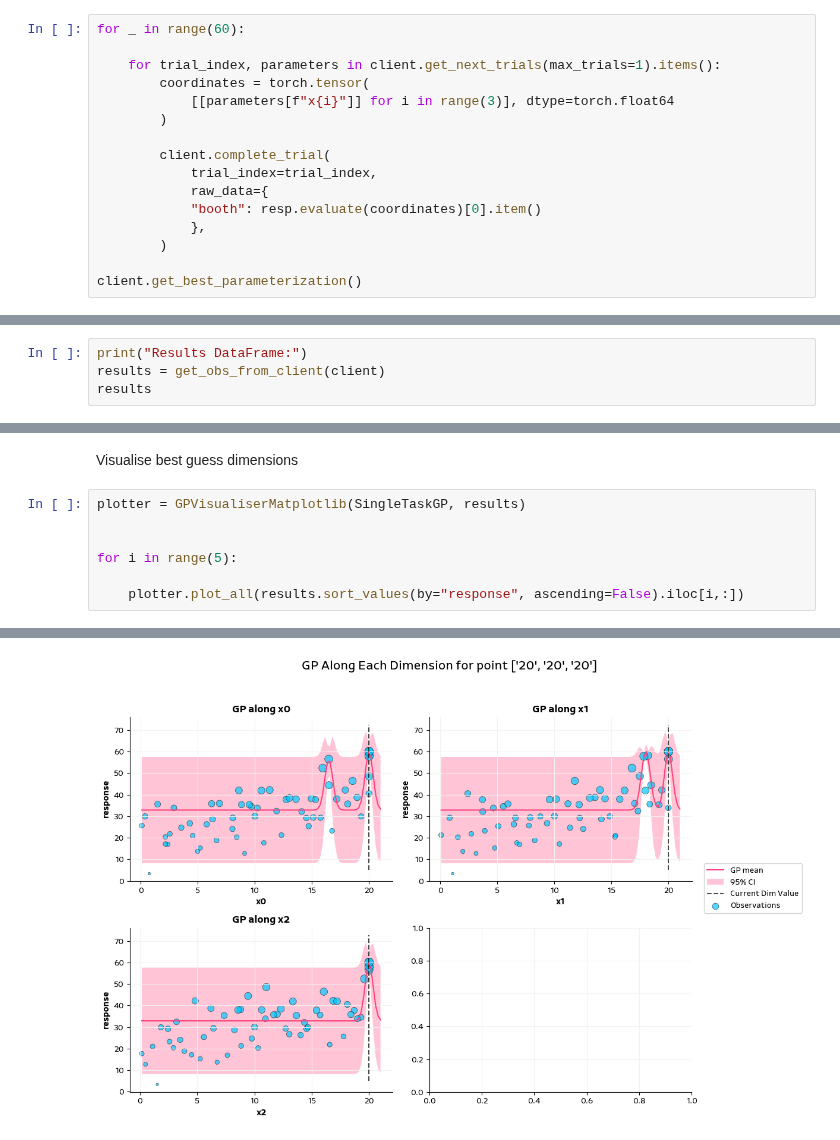
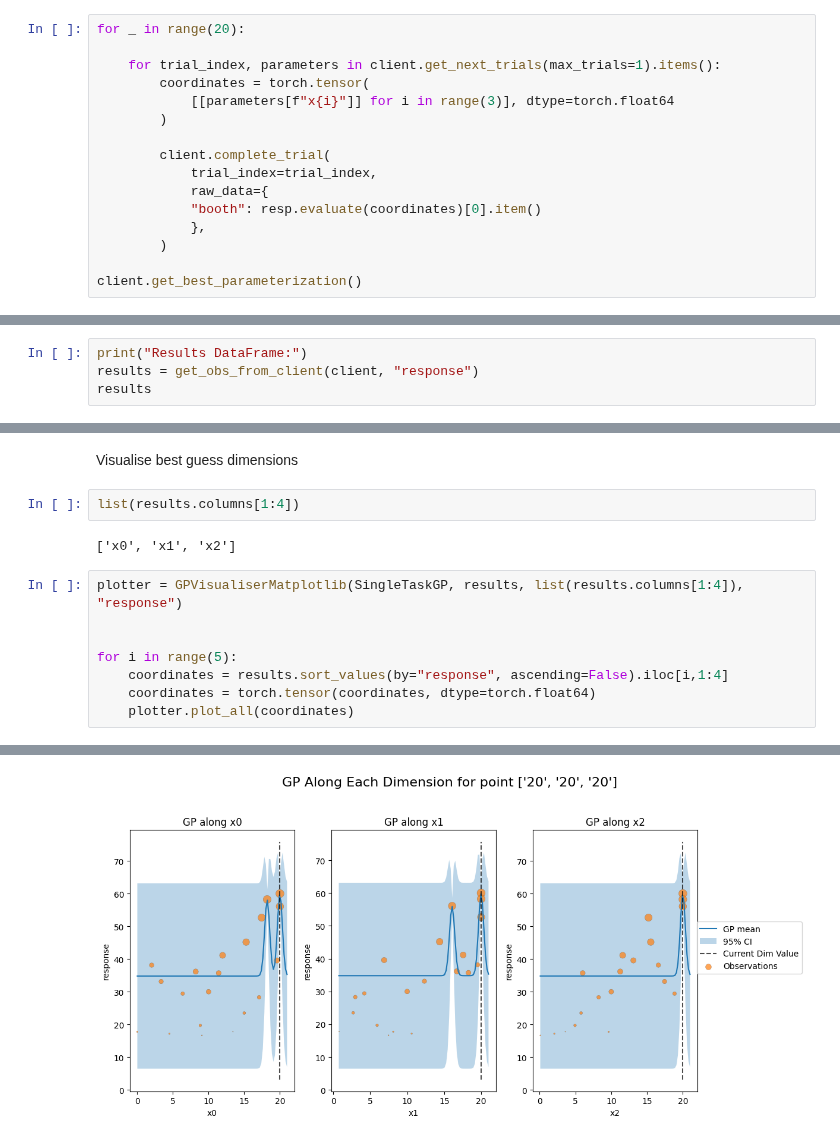
Before and after one commit to Sauciu1/BO-Coli, a Jupyter notebook: notebooks/visualisation_testing.ipynb, the cells around one changed output, grey strips where cells are left out. Drawn from its saved outputs; the diff is of its cells as text.

Commit message:
ax batches and pred visualisation

```diff
--- a/notebooks/visualisation_testing.ipynb
+++ b/notebooks/visualisation_testing.ipynb
@@ -37,7 +34,7 @@ client.configure_experiment(
 
 client.configure_optimization(objective="booth")
 # %%
-for _ in range(60):
+for _ in range(20):
 
     for trial_index, parameters in client.get_next_trials(max_trials=1).items():
         coordinates = torch.tensor(
@@ -75,7 +72,7 @@ client.get_best_parameterization()
 Check structured result.
 # %%
 print("Results DataFrame:")
-results = get_obs_from_client(client)
+results = get_obs_from_client(client, "response")
 results
 # %% [output]
 Results DataFrame:
@@ -99,10 +96,15 @@ Results DataFrame:
 # %% [markdown]
 Visualise best guess dimensions
+# %%
+list(results.columns[1:4])
+# %% [output]
+['x0', 'x1', 'x2']
 # %%
-plotter = GPVisualiserMatplotlib(SingleTaskGP, results)
+plotter = GPVisualiserMatplotlib(SingleTaskGP, results, list(results.columns[1:4]), "response")
 
 
 for i in range(5):
-
-    plotter.plot_all(results.sort_values(by="response", ascending=False).iloc[i,:])
+    coordinates = results.sort_values(by="response", ascending=False).iloc[i,1:4]
+    coordinates = torch.tensor(coordinates, dtype=torch.float64)
+    plotter.plot_all(coordinates)
 # %% [output]
@@ -113 +128 @@ Data (input features) is not contained to the unit cube. Please consider min-max
-[figure, old version]
+[figure, new version]
```
Also changed, not shown: parts of 6 cells of this notebook, 9 other files.
